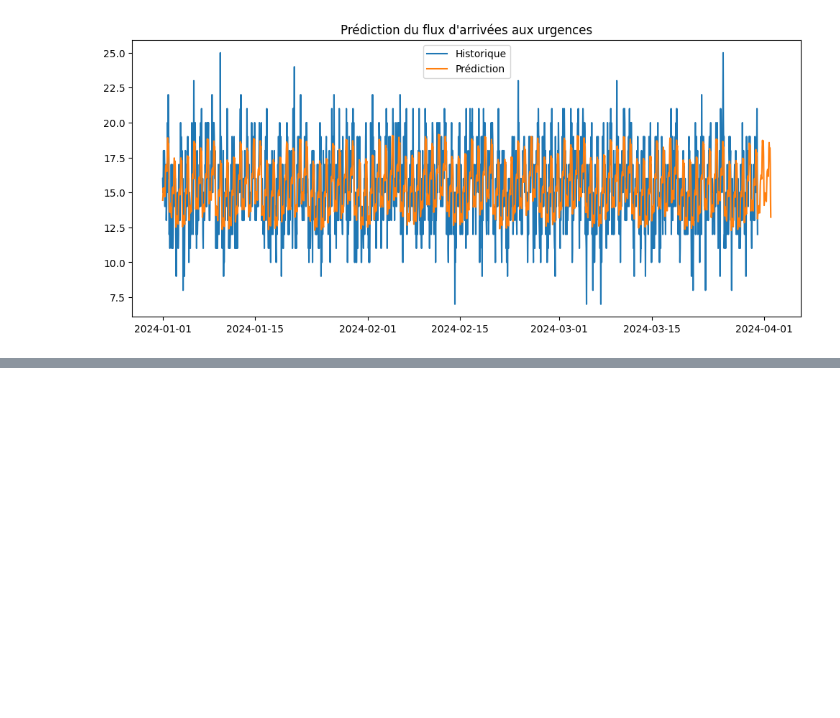
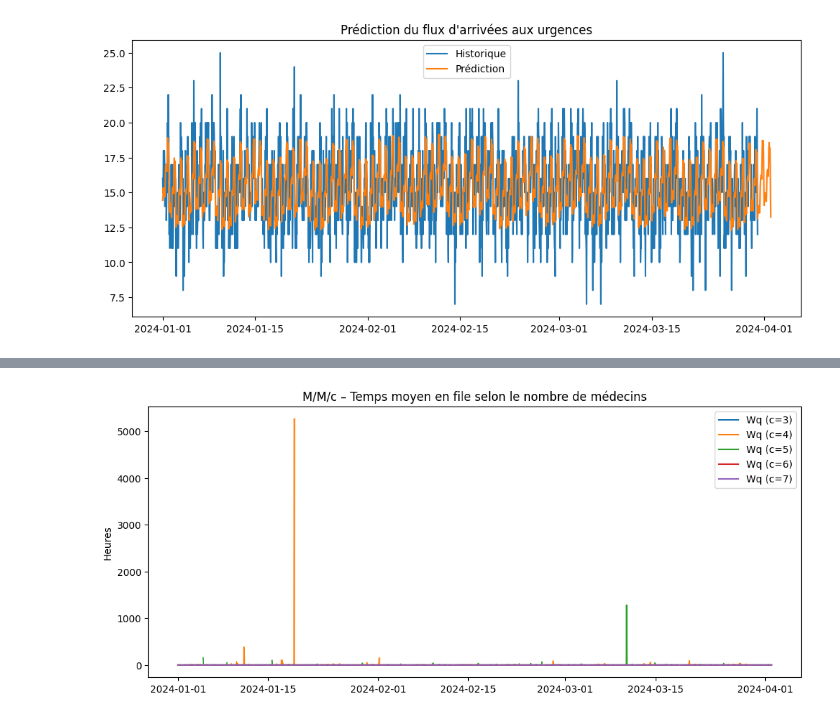
Before and after one commit to John-dotcom-cyber/hospital-emergency-optimizer, a Jupyter notebook: notebooks/prediction/prediction_basique.ipynb, the cells around one changed output, grey strips where cells are left out. Saved outputs shown, nothing was run; the diff lists cells and outputs as text; code cells hidden in the pictures; blank space fills up the shorter version.

Commit message:
création du modèle M/M/c reprénsentant l'evolution du nombre des patients en fonction des miois épidémiques

```diff
--- a/notebooks/prediction/prediction_basique.ipynb
+++ b/notebooks/prediction/prediction_basique.ipynb
@@ -93,0 +178,12 @@ INFO - (NP.df_utils.return_df_in_original_format) - Returning df with no ID colu
+# %%
+import matplotlib.pyplot as plt
+
+plt.figure(figsize=(12, 5))
+for c in c_values:
+    plt.plot(mmc["ds"], mmc[f"Wq_c{c}"], label=f"Wq (c={c})")
+plt.ylabel("Heures")
+plt.title("M/M/c – Temps moyen en file selon le nombre de médecins")
+plt.legend()
+plt.show()
+# %% [output]
+[figure, added]
```
Also changed, not shown: parts of 4 cells of this notebook.
